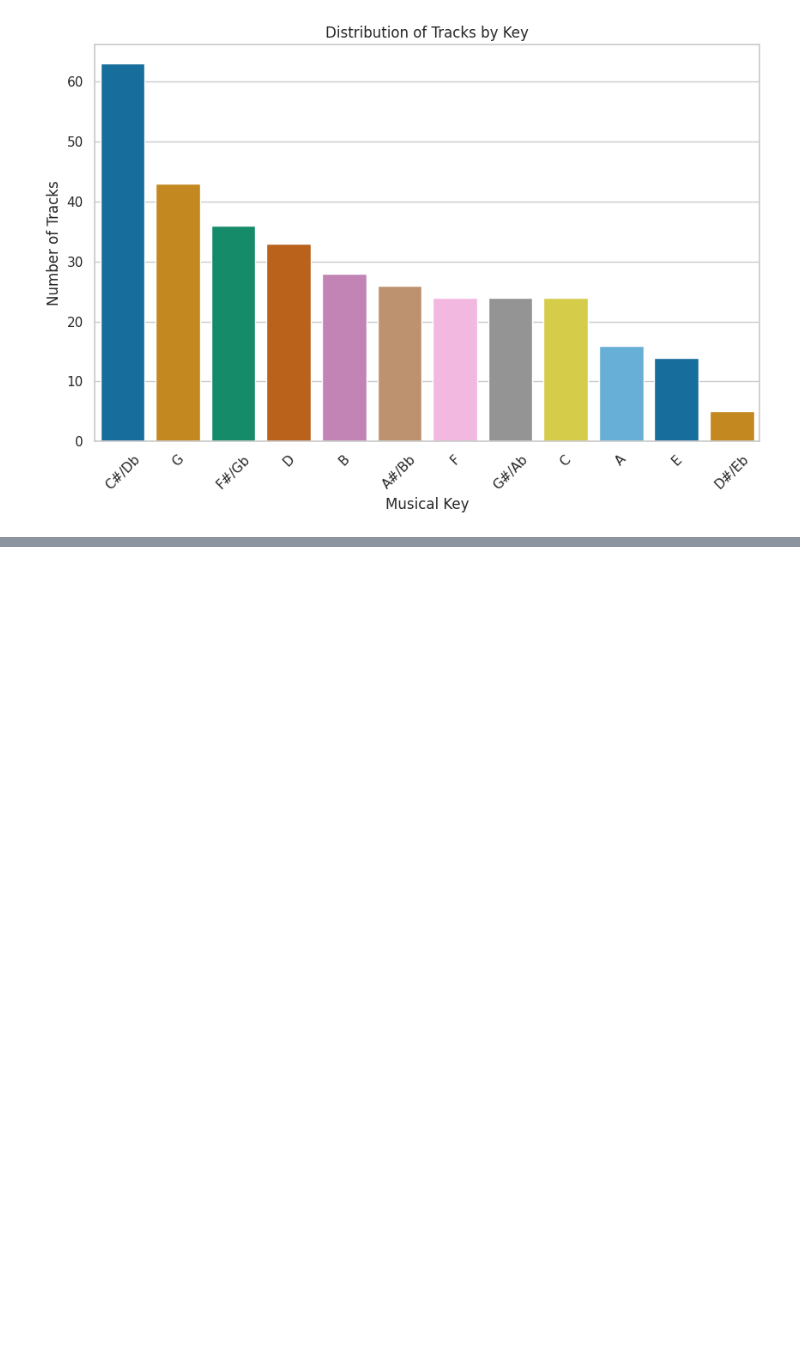
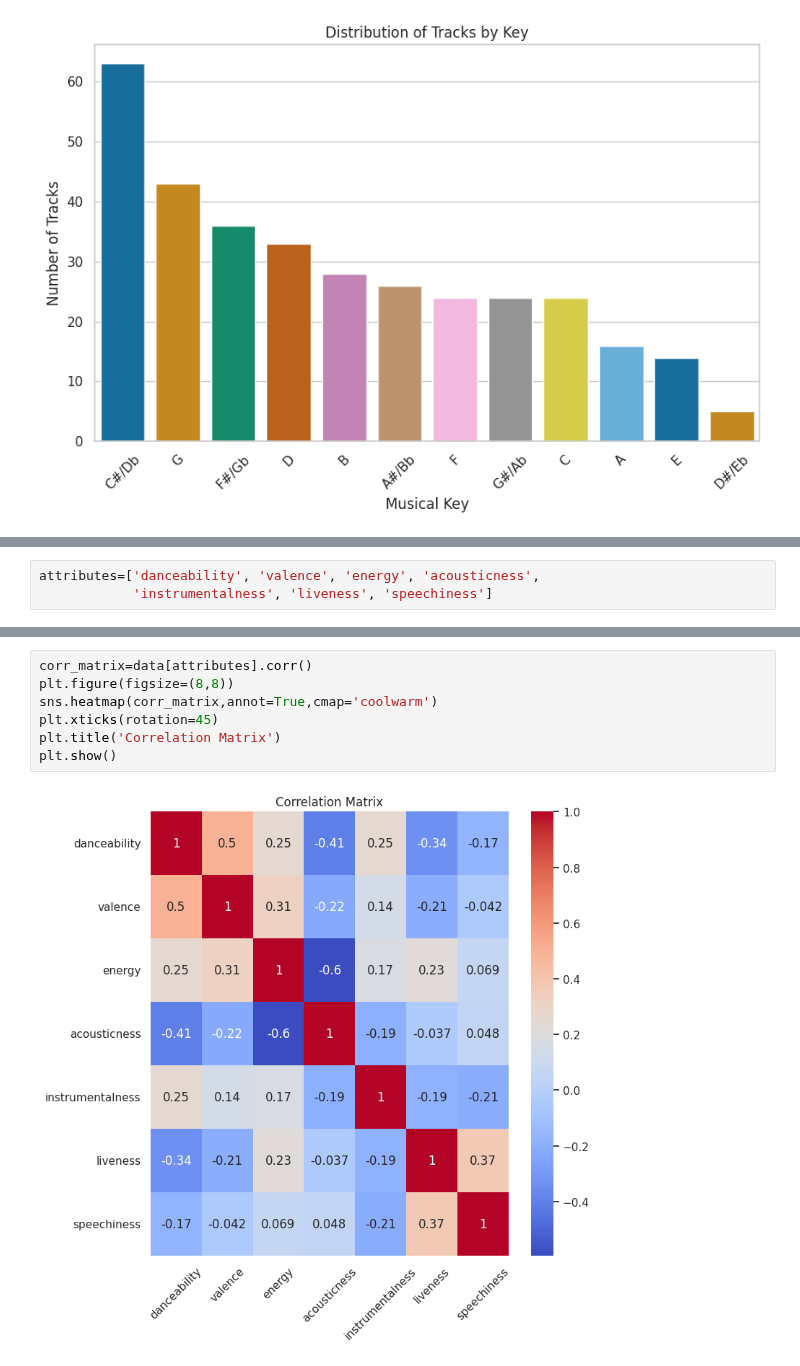
Before and after one commit to SanjilaGangaju/ExploratoryDataAnalysis_usingPython, a Jupyter notebook: beyoncetrack.ipynb, the cells around one changed output, grey strips where cells are left out. Saved outputs shown, nothing was run; the diff lists cells and outputs as text; blank space fills up the shorter version.

```diff
--- a/beyoncetrack.ipynb
+++ b/beyoncetrack.ipynb
@@ -256,0 +259,3 @@ plt.show()
+# %%
+attributes=['danceability', 'valence', 'energy', 'acousticness',
+            'instrumentalness', 'liveness', 'speechiness']
@@ -256,0 +273,9 @@ plt.show()
+# %%
+corr_matrix=data[attributes].corr()
+plt.figure(figsize=(8,8))
+sns.heatmap(corr_matrix,annot=True,cmap='coolwarm')
+plt.xticks(rotation=45)
+plt.title('Correlation Matrix')
+plt.show()
+# %% [output]
+[figure, added]
```
Also changed, not shown: parts of 2 cells of this notebook.
